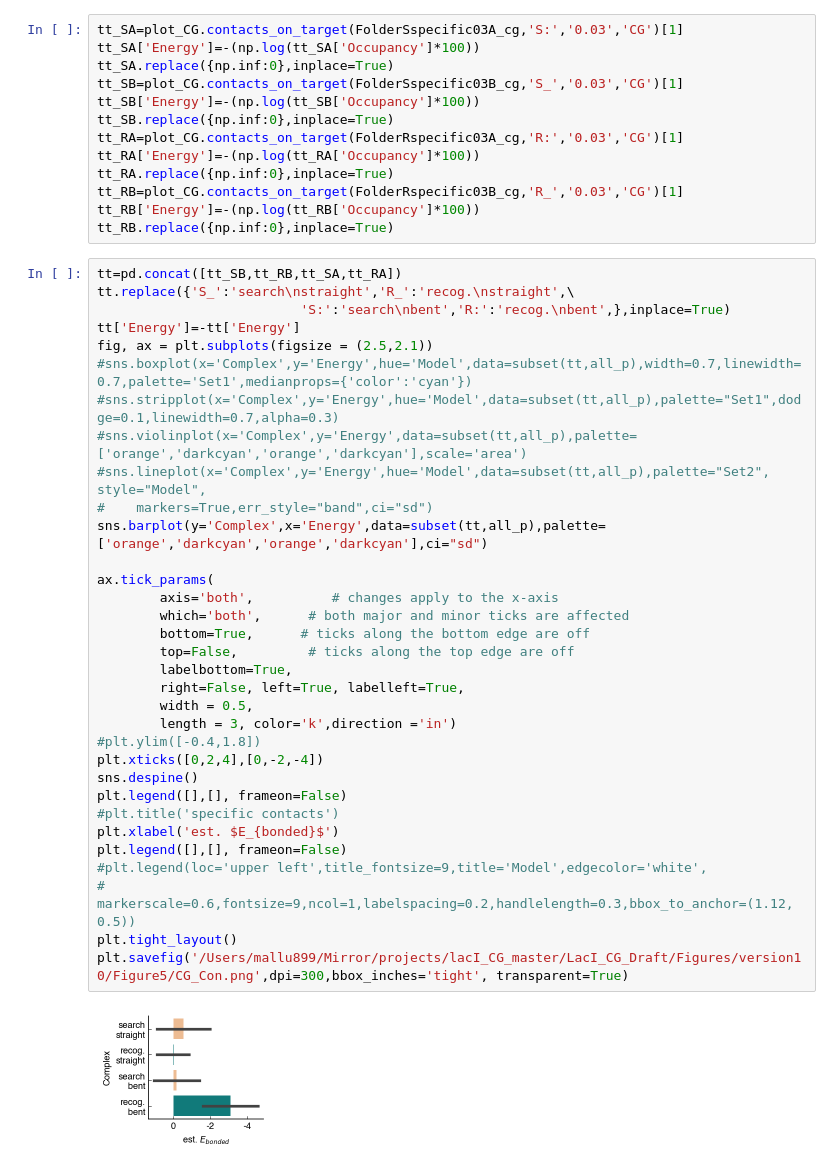
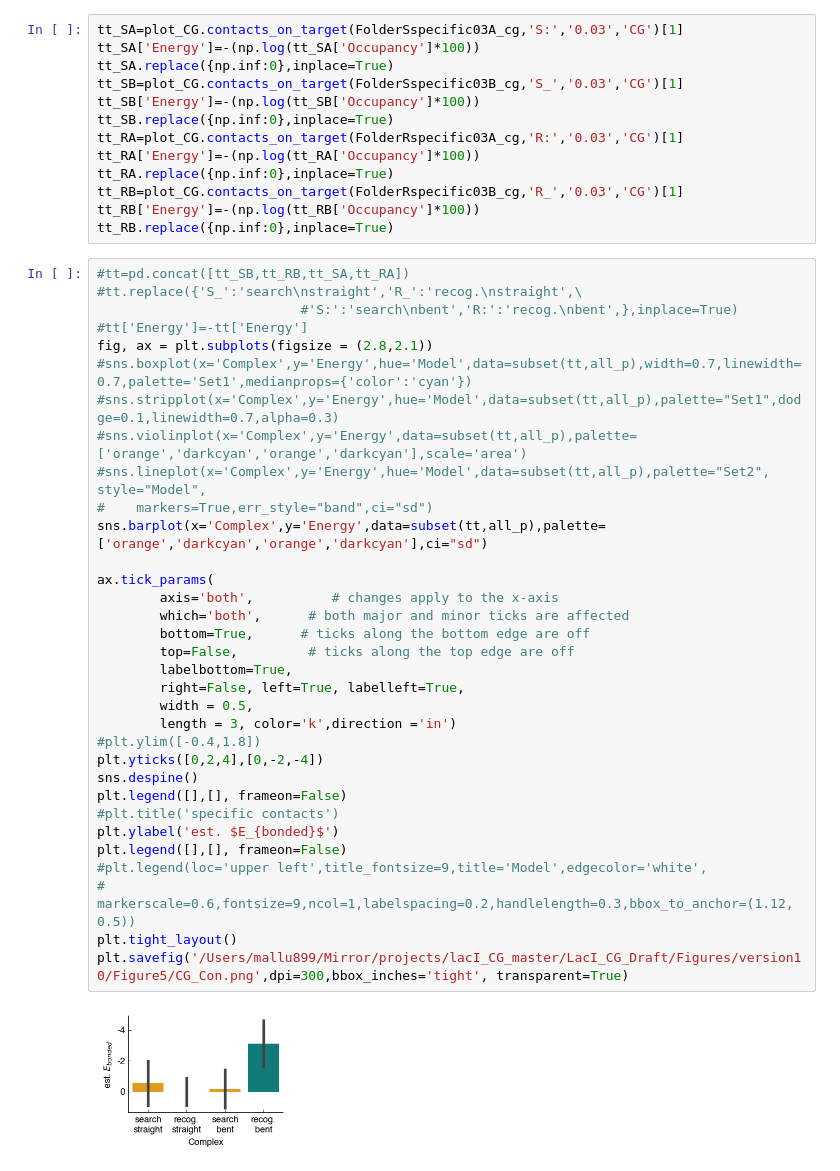
Before and after one commit to mallu2/CG_analysis, a Jupyter notebook: CG_energies_analysis.ipynb, the cells around one changed output. Drawn from its saved outputs; the diff is of its cells as text.

```diff
--- a/CG_energies_analysis.ipynb
+++ b/CG_energies_analysis.ipynb
@@ -452,40 +435,40 @@ tt_RB=plot_CG.contacts_on_target(FolderRspecific03B_cg,'R_','0.03','CG')[1]
 tt_RB['Energy']=-(np.log(tt_RB['Occupancy']*100))
 tt_RB.replace({np.inf:0},inplace=True)
 # %%
-tt=pd.concat([tt_SB,tt_RB,tt_SA,tt_RA])
-tt.replace({'S_':'search\nstraight','R_':'recog.\nstraight',\
-                          'S:':'search\nbent','R:':'recog.\nbent',},inplace=True)
-tt['Energy']=-tt['Energy']
-fig, ax = plt.subplots(figsize = (2.5,2.1))
+#tt=pd.concat([tt_SB,tt_RB,tt_SA,tt_RA])
+#tt.replace({'S_':'search\nstraight','R_':'recog.\nstraight',\
+                          #'S:':'search\nbent','R:':'recog.\nbent',},inplace=True)
+#tt['Energy']=-tt['Energy']
+fig, ax = plt.subplots(figsize = (2.8,2.1))
 #sns.boxplot(x='Complex',y='Energy',hue='Model',data=subset(tt,all_p),width=0.7,linewidth=0.7,palette='Set1',medianprops={'color':'cyan'})
 #sns.stripplot(x='Complex',y='Energy',hue='Model',data=subset(tt,all_p),palette="Set1",dodge=0.1,linewidth=0.7,alpha=0.3)
 #sns.violinplot(x='Complex',y='Energy',data=subset(tt,all_p),palette=['orange','darkcyan','orange','darkcyan'],scale='area')
 #sns.lineplot(x='Complex',y='Energy',hue='Model',data=subset(tt,all_p),palette="Set2", style="Model",
 #    markers=True,err_style="band",ci="sd")
-sns.barplot(y='Complex',x='Energy',data=subset(tt,all_p),palette=['orange','darkcyan','orange','darkcyan'],ci="sd")
+sns.barplot(x='Complex',y='Energy',data=subset(tt,all_p),palette=['orange','darkcyan','orange','darkcyan'],ci="sd")
 
 ax.tick_params(
         axis='both',          # changes apply to the x-axis
         which='both',      # both major and minor ticks are affected
         bottom=True,      # ticks along the bottom edge are off
         top=False,         # ticks along the top edge are off
         labelbottom=True,
         right=False, left=True, labelleft=True,
         width = 0.5,
         length = 3, color='k',direction ='in')
 #plt.ylim([-0.4,1.8])
-plt.xticks([0,2,4],[0,-2,-4])
+plt.yticks([0,2,4],[0,-2,-4])
 sns.despine()
 plt.legend([],[], frameon=False)
 #plt.title('specific contacts')
-plt.xlabel('est. $E_{bonded}$')
+plt.ylabel('est. $E_{bonded}$')
 plt.legend([],[], frameon=False)
 #plt.legend(loc='upper left',title_fontsize=9,title='Model',edgecolor='white',
 #              markerscale=0.6,fontsize=9,ncol=1,labelspacing=0.2,handlelength=0.3,bbox_to_anchor=(1.12, 0.5))
 plt.tight_layout()
 plt.savefig('/Users/mallu899/Mirror/projects/lacI_CG_master/LacI_CG_Draft/Figures/version10/Figure5/CG_Con.png',dpi=300,bbox_inches='tight', transparent=True)
 # %% [output]
-[figure, old version]
+[figure, new version]
 # %%
 fig, ax = plt.subplots(figsize = (3.1,3.1))
 #sns.boxplot(y='DH',data=allc_join,x='Complex',width=0.8,linewidth=0.9,hue='Model',palette="Set1",medianprops={'color':'cyan'})
```
Also changed, not shown: parts of 7 cells of this notebook, 5 other files.
